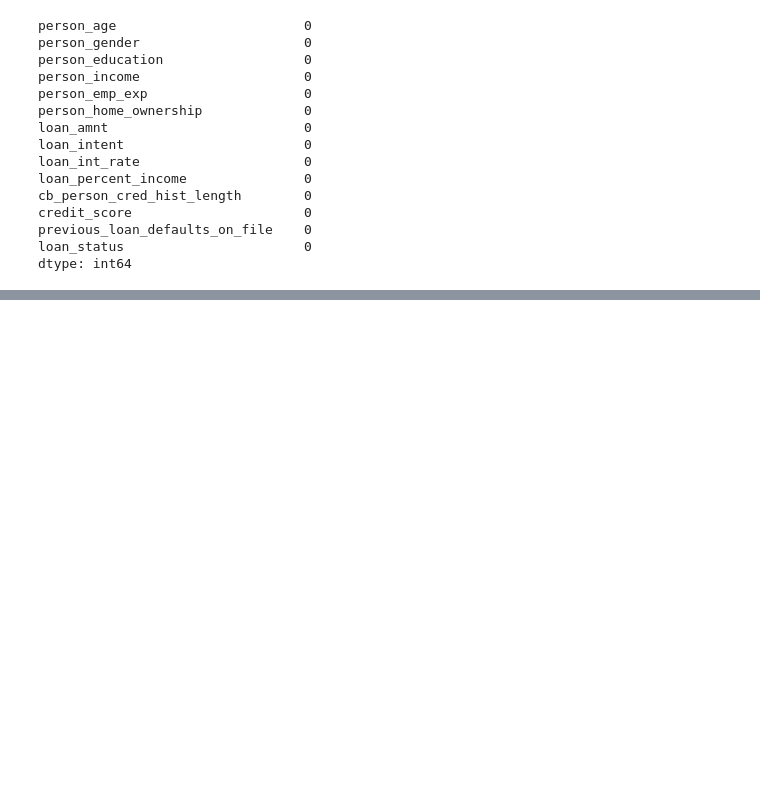
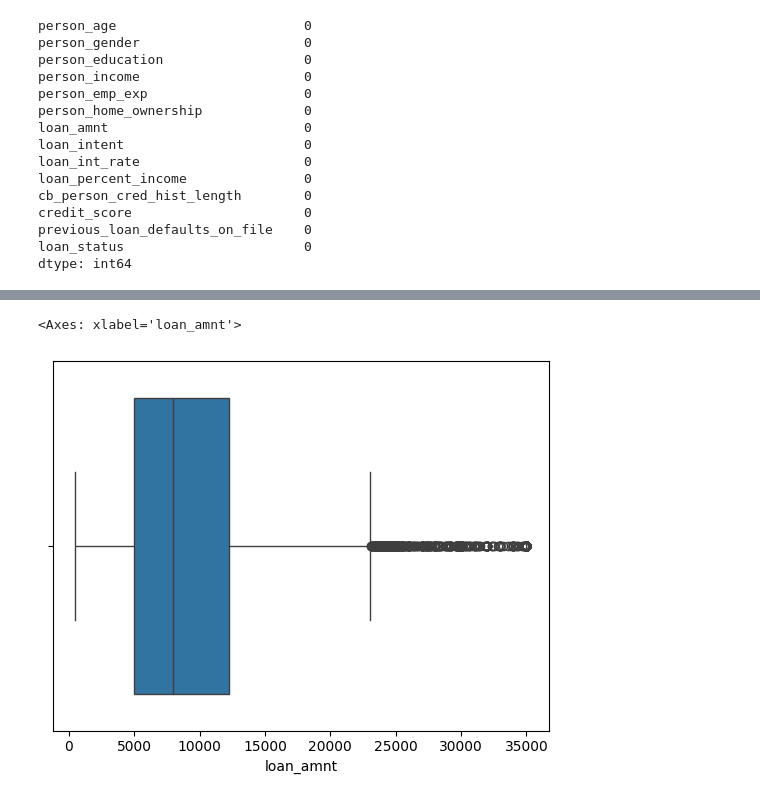
Before and after one commit to sarthak-opash/AI-ML-Internship, a Jupyter notebook: EDA + Feature Engineering/loan_data.ipynb, the cells around one changed output, grey strips where cells are left out. Cells and saved outputs as stored; diff of their text form; code cells hidden in the pictures; blank space fills up the shorter version.

```diff
--- a/EDA + Feature Engineering/loan_data.ipynb
+++ b/EDA + Feature Engineering/loan_data.ipynb
@@ -87,0 +87,8 @@ ValueError: The truth value of a Series is ambiguous. Use a.empty, a.bool(), a.i
+# %%
+plt.Figure(figsize=(10,6))
+sns.boxplot (
+    x = data['loan_amnt']
+)
+# %% [output]
+<Axes: xlabel='loan_amnt'>
+[figure, added]
```
Also changed, not shown: parts of 23 cells of this notebook.
